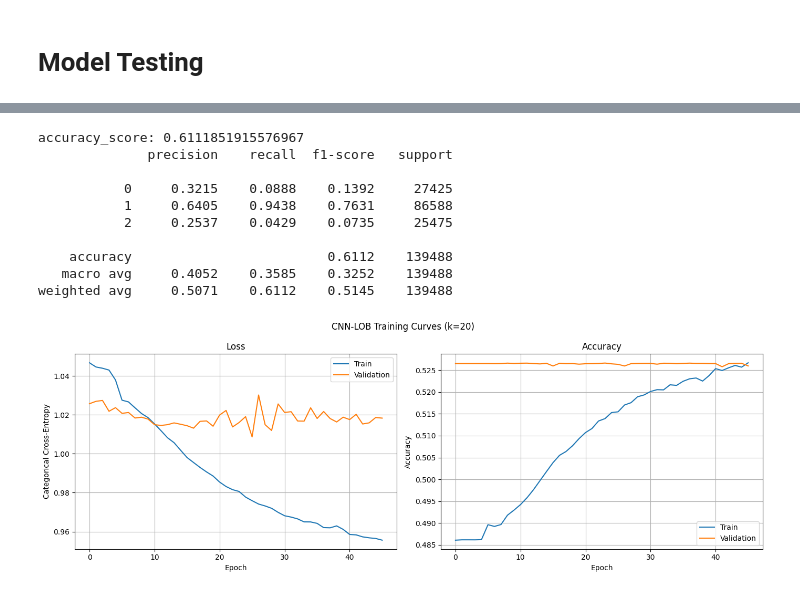
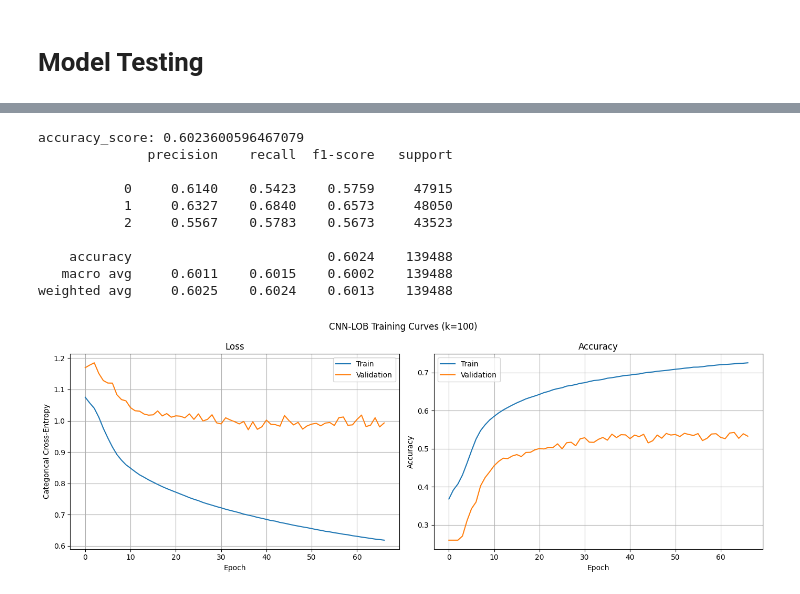
Before and after one commit to mateusz-kazimierczak/DeepLOB, a Jupyter notebook: jupyter_tensorflow/run_train_cnnlob_2017.ipynb, the cells around one changed output, grey strips where cells are left out. Saved outputs shown, nothing was run; the diff lists cells and outputs as text; code cells hidden in the pictures.

```diff
--- a/jupyter_tensorflow/run_train_cnnlob_2017.ipynb
+++ b/jupyter_tensorflow/run_train_cnnlob_2017.ipynb
@@ -109,7 +109,7 @@ dec_test2 = np.loadtxt(os.path.join(data_dir, 'Test_Dst_NoAuction_DecPre_CF_8.tx
 dec_test3 = np.loadtxt(os.path.join(data_dir, 'Test_Dst_NoAuction_DecPre_CF_9.txt'))
 dec_test = np.hstack((dec_test1, dec_test2, dec_test3))
 
-k = 1  # prediction horizon (index into label columns: 0=k10, 1=k20, 2=k30, 3=k50, 4=k100)
+k = 4  # prediction horizon (index into label columns: 0=k10, 1=k20, 2=k30, 3=k50, 4=k100)
 T = 100  # the length of a single input (100 timesteps)
 checkpoint_filepath = './model_cnnlob_2017/weights'
 
@@ -133,12 +142,13 @@ The first Conv2D layer uses a (4, 40) kernel that spans the full feature width,
 All subsequent convolutions operate as temporal (1D) convolutions using Conv2D with width=1 kernels.
 This produces a tensor of shape (batch, time, 1, channels) throughout.
 # %%
-def create_cnnlob(T, NF):
+def create_cnnlob(T, NF, dropout_rate=0.0):
     """CNN-LOB architecture from Tsantekidis et al. (2017).
 
     Args:
         T: number of timesteps (100)
         NF: number of features (40)
+        dropout_rate: dropout rate (0.0 = no dropout)
     """
     input_lmd = Input(shape=(T, NF, 1))
 
@@ -164,6 +174,10 @@ def create_cnnlob(T, NF):
     # Layer 6: MaxPool (2, 1)
     x = MaxPooling2D(pool_size=(2, 1))(x)
 
+    # Optional dropout before flatten
+    if dropout_rate > 0:
+        x = tf.keras.layers.Dropout(dropout_rate)(x)
+
     # Flatten for dense layers
     x = Flatten()(x)
 
@@ -171,11 +185,15 @@ def create_cnnlob(T, NF):
     x = Dense(32)(x)
     x = LeakyReLU(negative_slope=0.01)(x)
 
+    # Optional dropout after dense
+    if dropout_rate > 0:
+        x = tf.keras.layers.Dropout(dropout_rate)(x)
+
     # Layer 8: Dense 3 neurons (output)
     out = Dense(3, activation='softmax')(x)
 
     model = Model(inputs=input_lmd, outputs=out)
-    adam = Adam(learning_rate=0.001)
+    adam = Adam(learning_rate=0.0001)
     model.compile(optimizer=adam, loss='categorical_crossentropy', metrics=['accuracy'])
 
     return model
@@ -209,8 +227,16 @@ Model: "functional"
 # %%
 %%time
 
+from sklearn.utils.class_weight import compute_class_weight
+
 os.makedirs('./model_cnnlob_2017', exist_ok=True)
 checkpoint_filepath = './model_cnnlob_2017/weights.weights.h5'
+
+# Compute balanced class weights to address class imbalance
+y_ints = np.argmax(trainY_CNN, axis=1)
+cw = compute_class_weight('balanced', classes=np.array([0,1,2]), y=y_ints)
+class_weights = {0: cw[0], 1: cw[1], 2: cw[2]}
+print("Class weights:", class_weights)
 
 model_checkpoint_callback = tf.keras.callbacks.ModelCheckpoint(
     filepath=checkpoint_filepath,
@@ -220,9 +246,10 @@ model_checkpoint_callback = tf.keras.callbacks.ModelCheckpoint(
     save_best_only=True)
 
 early_stop = tf.keras.callbacks.EarlyStopping(
-    monitor='val_loss', patience=20, restore_best_weights=True)
+    monitor='val_loss', patience=30, restore_best_weights=True)
 
 history = cnnlob.fit(trainX_CNN, trainY_CNN, validation_data=(valX_CNN, valY_CNN),
                      epochs=100, batch_size=16, verbose=2,
+                     class_weight=class_weights,
                      callbacks=[model_checkpoint_callback, early_stop])
 # %% [output]
@@ -254,37 +281,37 @@ pred = cnnlob.predict(testX_CNN)
 print('accuracy_score:', accuracy_score(np.argmax(testY_CNN, axis=1), np.argmax(pred, axis=1)))
 print(classification_report(np.argmax(testY_CNN, axis=1), np.argmax(pred, axis=1), digits=4))
 # %% [output]
-accuracy_score: 0.6111851915576967
+accuracy_score: 0.6023600596467079
               precision    recall  f1-score   support
 
-           0     0.3215    0.0888    0.1392     27425
-           1     0.6405    0.9438    0.7631     86588
-           2     0.2537    0.0429    0.0735     25475
+           0     0.6140    0.5423    0.5759     47915
+           1     0.6327    0.6840    0.6573     48050
+           2     0.5567    0.5783    0.5673     43523
 
-    accuracy                         0.6112    139488
-   macro avg     0.4052    0.3585    0.3252    139488
-weighted avg     0.5071    0.6112    0.5145    139488
+    accuracy                         0.6024    139488
+   macro avg     0.6011    0.6015    0.6002    139488
+weighted avg     0.6025    0.6024    0.6013    139488
 # %%
 fig, (ax1, ax2) = plt.subplots(1, 2, figsize=(14, 5))
 
 ax1.plot(history.history['loss'], label='Train')
 ax1.plot(history.history['val_loss'], label='Validation')
 ax1.set_title('Loss')
 ax1.set_xlabel('Epoch')
 ax1.set_ylabel('Categorical Cross-Entropy')
 ax1.legend()
 ax1.grid(True)
 
 ax2.plot(history.history['accuracy'], label='Train')
 ax2.plot(history.history['val_accuracy'], label='Validation')
 ax2.set_title('Accuracy')
 ax2.set_xlabel('Epoch')
 ax2.set_ylabel('Accuracy')
 ax2.legend()
 ax2.grid(True)
 
-plt.suptitle('CNN-LOB Training Curves (k=20)')
+plt.suptitle('CNN-LOB Training Curves (k=100)')
 plt.tight_layout()
 plt.show()
 # %% [output]
-[figure, old version]
+[figure, new version]
```
Also changed, not shown: parts of 14 cells of this notebook, 1 other file.
